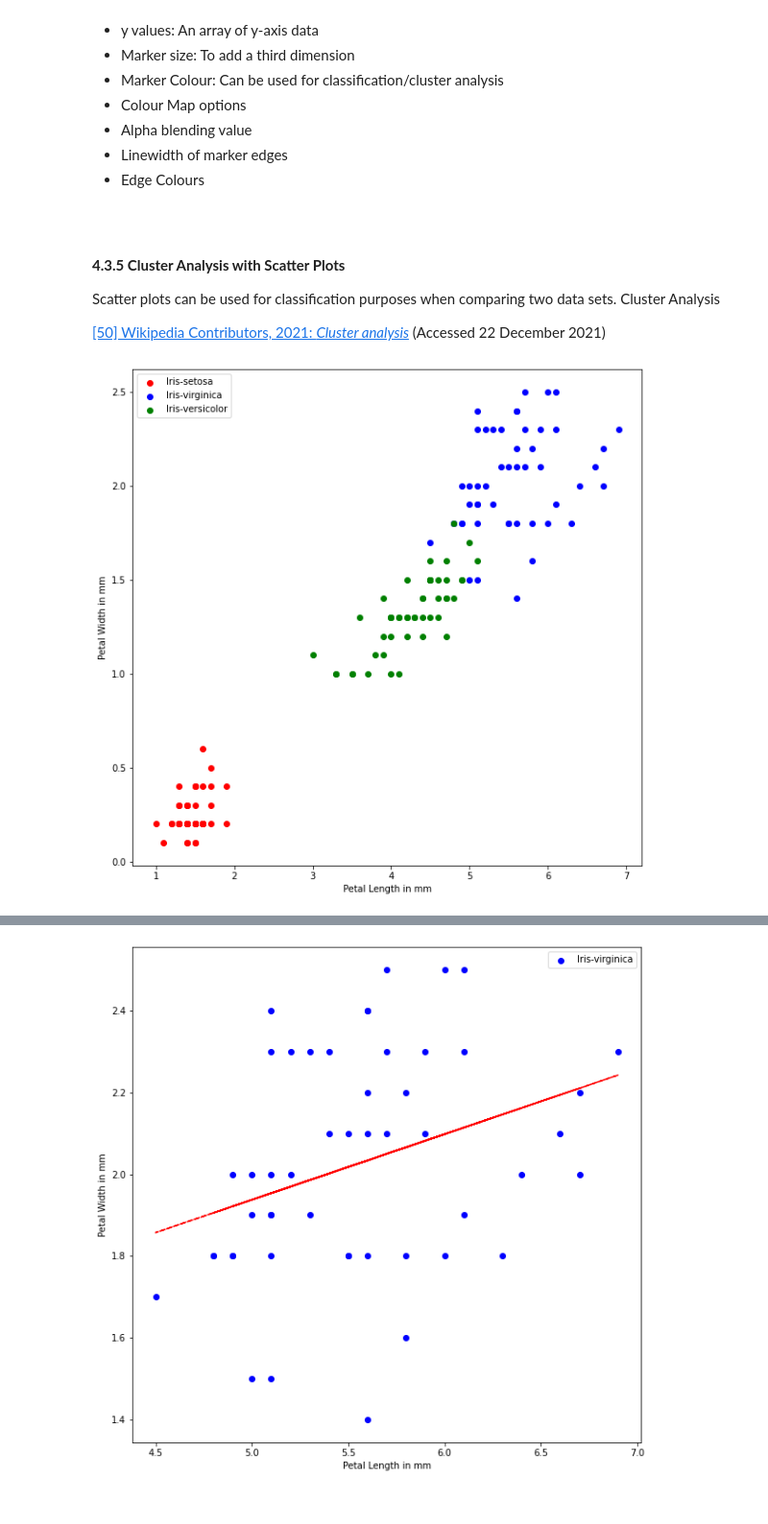
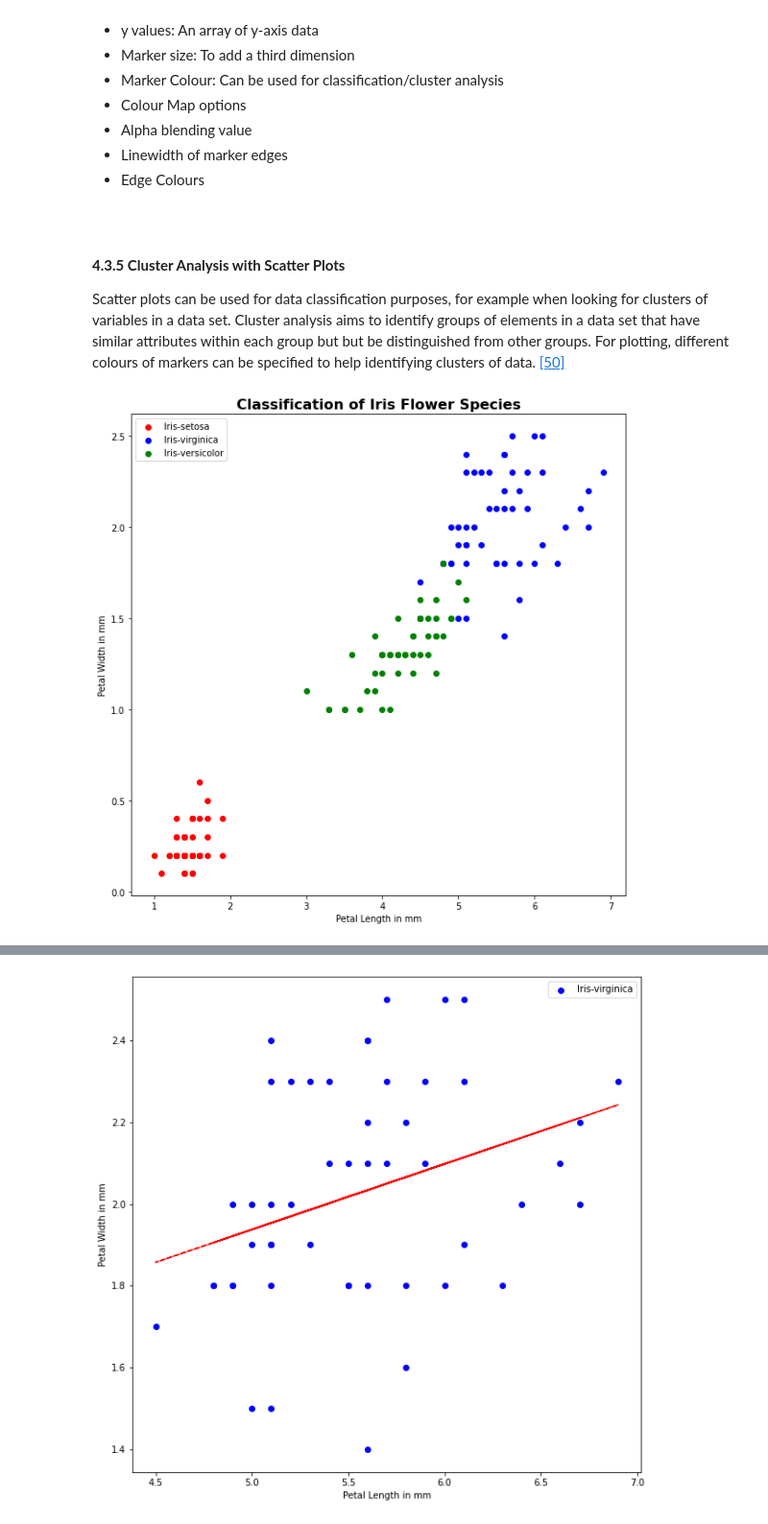
Before and after one commit to ssteffens/fundamentals-data-analysis-assessment, a Jupyter notebook: pyplot.ipynb, the cells around one changed output, grey strips where cells are left out. Shown at 96% size. Saved outputs shown, nothing was run; the diff lists cells and outputs as text; code cells hidden in the pictures.

```diff
--- a/pyplot.ipynb
+++ b/pyplot.ipynb
@@ -956,40 +984,44 @@ Parameters for a scatter plot:
 <a id='part4.3.5'></a>
 #### **4.3.5 Cluster Analysis with Scatter Plots**
 
-Scatter plots can be used for classification purposes when comparing two data sets. Cluster Analysis
-
-
-[[50] Wikipedia Contributors, 2021: *Cluster analysis*](https://en.wikipedia.org/wiki/Cluster_analysis) (Accessed 22 December 2021)
+Scatter plots can be used for data classification purposes, for example when looking for clusters of variables in a data set. Cluster analysis aims to identify groups of elements in a data set that have similar attributes within each group but but be distinguished from other groups. For plotting, different colours of markers can be specified to help identifying clusters of data.  [[50]](#reference50)
 # %%
-# Example: Cluster Analysis - Classification of Iris flower data set
-
-# Import pandas for working with data frames
-import pandas as pd
+# Example: Cluster Analysis - Classification of Iris flower species
 
 # Reading the Iris data set
-iris = pd.read_csv('https://raw.githubusercontent.com/ssteffens/pands-project2021/main/iris.data', names = ['sepal_length', 'sepal_width', 'petal_length', 'petal_width', 'species'])
+iris = pd.read_csv(
+    'https://raw.githubusercontent.com/ssteffens/pands-project2021/main/iris.data',
+    names = [
+        'sepal_length', 'sepal_width', 'petal_length', 'petal_width', 'species'
+    ]
+)
 
 # Define categories
 setosa = iris[iris['species'] == 'Iris-setosa']
 virginica = iris[iris['species'] == 'Iris-virginica']
 versicolor = iris[iris['species'] == 'Iris-versicolor']
 
+# Add plot title
+plt.title('Classification of Iris Flower Species')
+
+
 # Add axis labels
 plt.xlabel('Petal Length in mm')
 plt.ylabel('Petal Width in mm')
 
-
 # Plot data and display
 plt.scatter(setosa['petal_length'], setosa['petal_width'], color = 'red')
-plt.scatter(virginica['petal_length'], virginica['petal_width'], color = 'blue')
-plt.scatter(versicolor['petal_length'], versicolor['petal_width'], color = 'green')
+plt.scatter(virginica['petal_length'], virginica['petal_width'],
+            color = 'blue')
+plt.scatter(versicolor['petal_length'], versicolor['petal_width'],
+            color = 'green')
 
 # Add legend
 plt.legend(['Iris-setosa', 'Iris-virginica', 'Iris-versicolor'])
 
 plt.show()
 # %% [output]
-[figure, old version]
+[figure, new version]
 # %% [markdown]
 <br>
 
```
Also changed, not shown: parts of 17 cells of this notebook, 1 other file.
